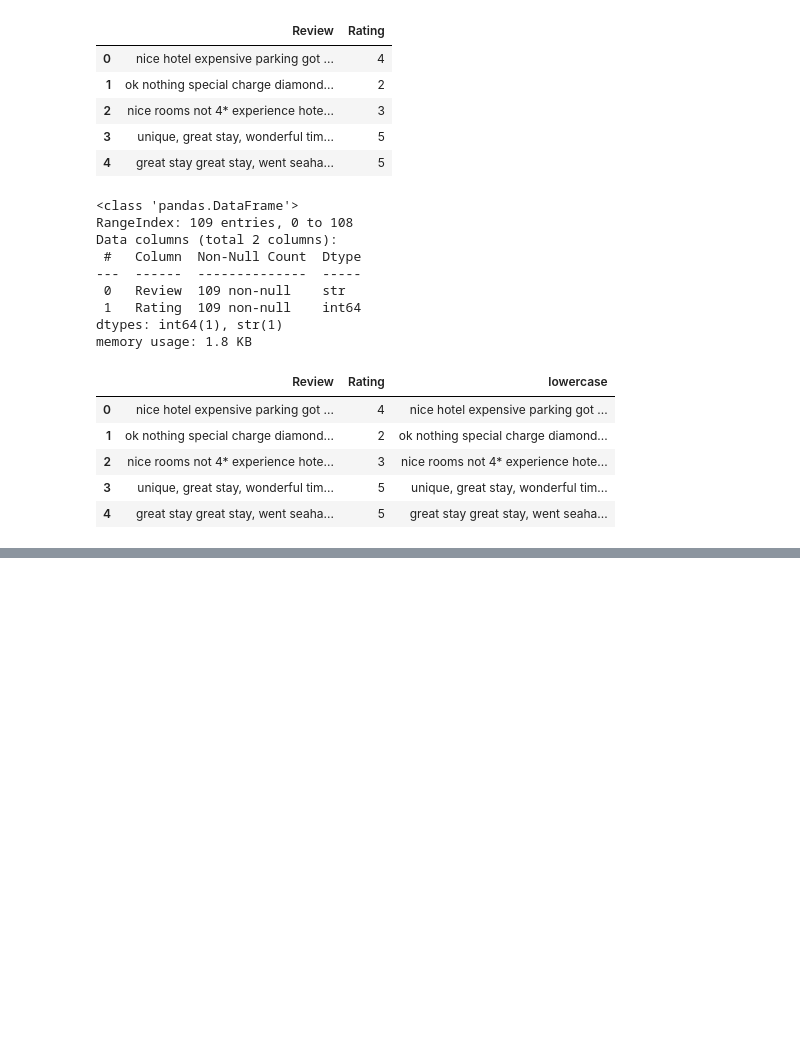
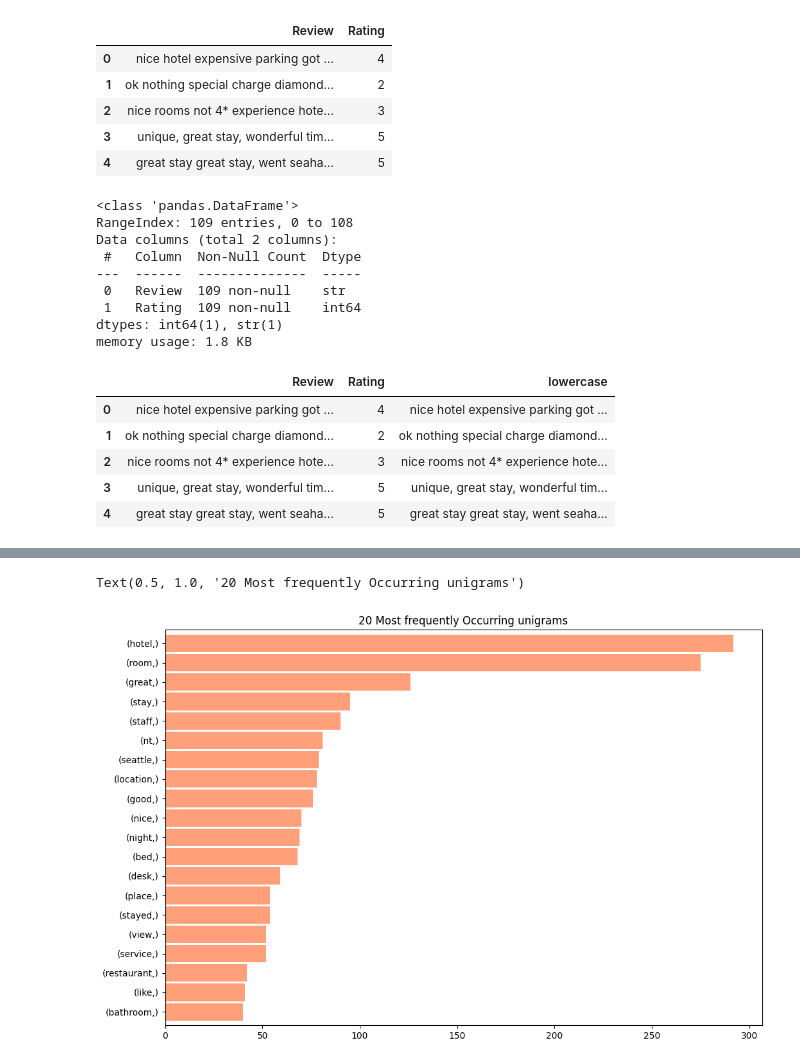
Before and after one commit to rizkyrosyadi97-oss/NLP, a Jupyter notebook: text - preprocessing (practical task).ipynb, the cells around one changed output, grey strips where cells are left out. Drawn from its saved outputs; the diff is of its cells as text; code cells hidden in the pictures; blank space fills up the shorter version.

Commit message:
melakukan identifikasi dengan n-grams

```diff
--- a/text - preprocessing (practical task).ipynb
+++ b/text - preprocessing (practical task).ipynb
@@ -78,3 +79,8 @@ data.head()
 | 2 | nice rooms not 4* experience hote... | 3 | nice rooms not 4* experience hote... | nice rooms 4 star experience hote... | nice rooms 4 star experience hote... | [nice, rooms, 4, star, experience... |
 | 3 | unique, great stay, wonderful tim... | 5 | unique, great stay, wonderful tim... | unique, great stay, wonderful tim... | unique great stay wonderful time ... | [unique, great, stay, wonderful, ... |
 | 4 | great stay great stay, went seaha... | 5 | great stay great stay, went seaha... | great stay great stay, went seaha... | great stay great stay went seahaw... | [great, stay, great, stay, went, ... |
+# %%
+# mengaplikasikan portersetemmer
+ps = PorterStemmer()
+data['stemmed'] = data['tokenized'].apply(lambda x: [ps.stem(token) for token in x])
+data.head()
@@ -80,0 +94,5 @@ data.head()
+# %%
+# mengaplikasikan lemmatizer
+lemmatizer = WordNetLemmatizer()
+data['lemmatized'] = data['tokenized'].apply(lambda x: [lemmatizer.lemmatize(token) for token in x])
+data.head()
@@ -80,0 +106,4 @@ data.head()
+# %%
+# melakukan identifikasi pada data review yang sudah dibersihkan dengan n-grams
+tokens_clean = sum(data['lemmatized'],[])
+tokens_clean
@@ -80,0 +128,8 @@ data.head()
+# %%
+#identifikasi N-grams
+unigrams = pd.Series(nltk.ngrams(tokens_clean, 1)).value_counts()
+unigrams[:20].sort_values().plot.barh(color='lightsalmon', width = .9, figsize=(12,8))
+plt.title('20 Most frequently Occurring unigrams')
+# %% [output]
+Text(0.5, 1.0, '20 Most frequently Occurring unigrams')
+[figure, added]
```
Also changed, not shown: parts of 6 cells of this notebook.
